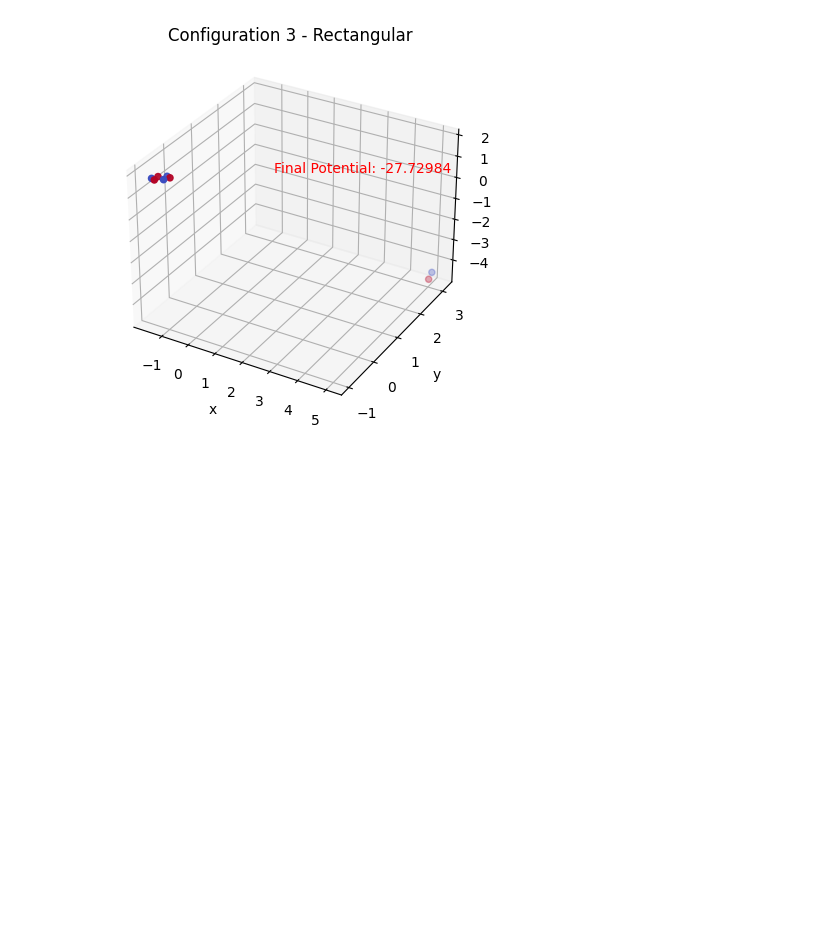
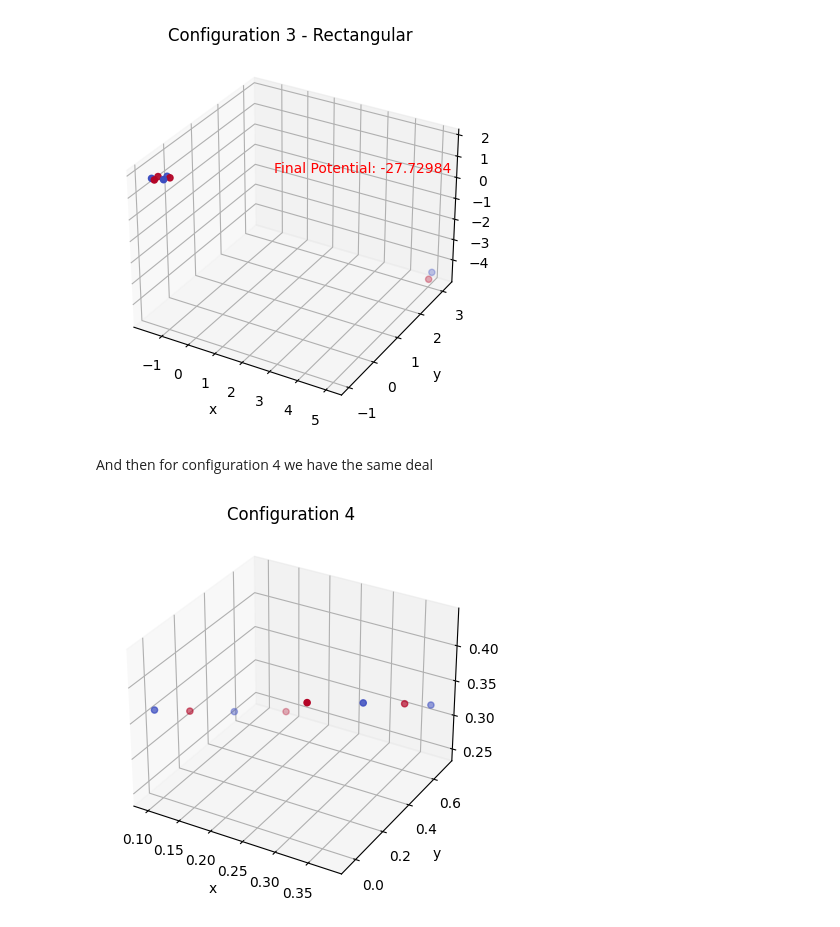
Before and after one commit to ubsuny/23-Homework7G4, a Jupyter notebook: configurations_3_4.ipynb, the cells around one changed output. Saved outputs shown, nothing was run; the diff lists cells and outputs as text; code cells hidden in the pictures; blank space fills up the shorter version.

```diff
--- a/configurations_3_4.ipynb
+++ b/configurations_3_4.ipynb
@@ -141,3 +160,40 @@ ax.set_zlabel('z')
 plt.show()
 # %% [output]
 [figure]
+# %% [markdown]
+And then for configuration 4 we have the same deal
+# %%
+r_na = np.array([[0.65287885, 0.59653953, 0.41133422],
+       [0.49587511, 0.52735101, 0.31884368],
+       [0.06693635, 0.64654088, 0.33324918],
+       [0.61851165, 0.39232723, 0.57213152]])
+
+r_cl = np.array([[0.19212266, 0.73724567, 0.60953698],
+       [0.74117061, 0.32366411, 0.24546768],
+       [0.25779923, 0.13569068, 0.49482468],
+       [0.0475842 , 0.50957145, 0.50969428]])
+
+cluster = Cluster(r_na, r_cl)
+vals_init = cluster.get_vals()
+
+res = scipy.optimize.minimize(fun=cluster, x0=vals_init, tol=1e-3, method="BFGS")
+cluster.set_vals(
+        res.x
+    )
+
+%matplotlib inline
+
+fig = plt.figure()
+ax = fig.add_subplot(111, projection='3d')
+
+charges = cluster.charges
+x,y,z = cluster.positions[:, 0], cluster.positions[:, 1], cluster.positions[:, 2]
+ax.scatter( x,y,z, c=charges, cmap='coolwarm' )
+ax.text(1, 1, 1, 'Final Potential: -27.33085', color='red')
+ax.set_title('Configuration 4')
+ax.set_xlabel('x')
+ax.set_ylabel('y')
+ax.set_zlabel('z')
+plt.show()
+# %% [output]
+[figure, added]
```
Also changed, not shown: parts of 2 cells of this notebook.
